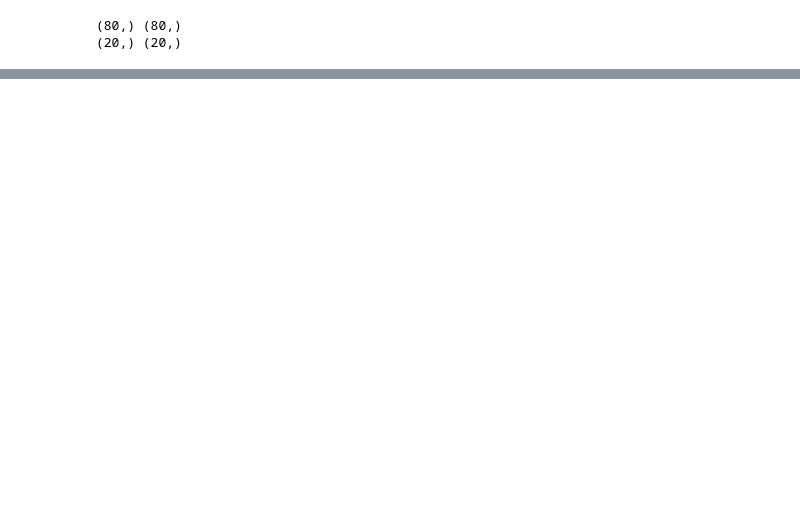
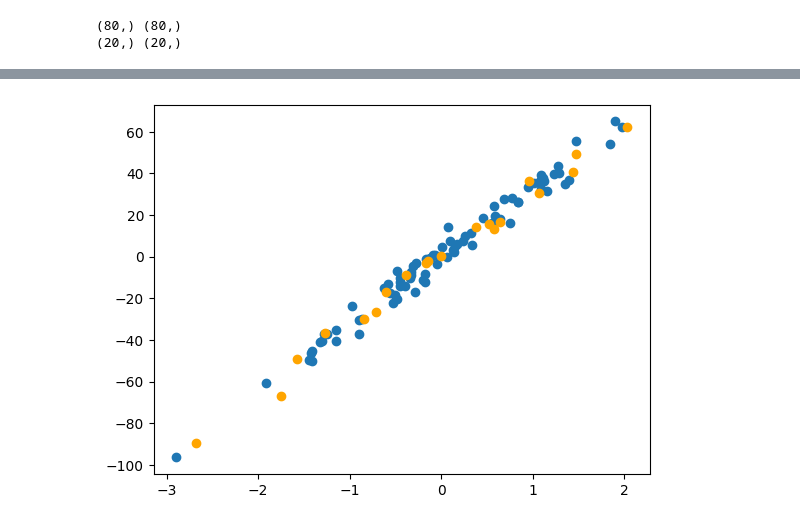
Before and after one commit to Minilio-Alexandre-Manjate/Machine-Learning-essentials, a Jupyter notebook: Linear_Regression.ipynb, the cells around one changed output, grey strips where cells are left out. Drawn from its saved outputs; the diff is of its cells as text; code cells hidden in the pictures; blank space fills up the shorter version.

```diff
--- a/Linear_Regression.ipynb
+++ b/Linear_Regression.ipynb
@@ -108,0 +144,6 @@ def train(X, y, learning_rate):
+# %%
+plt.scatter(XT, yT)
+plt.scatter(xt, yt, color='orange')
+plt.show()
+# %% [output]
+[figure, added]
```
Also changed, not shown: parts of 12 cells of this notebook.
